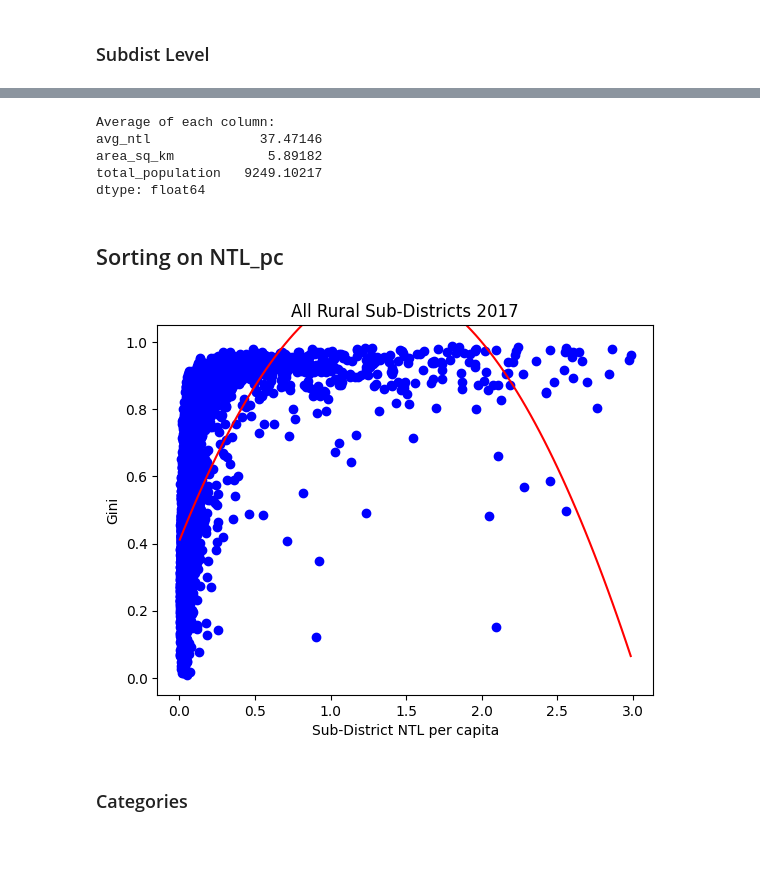
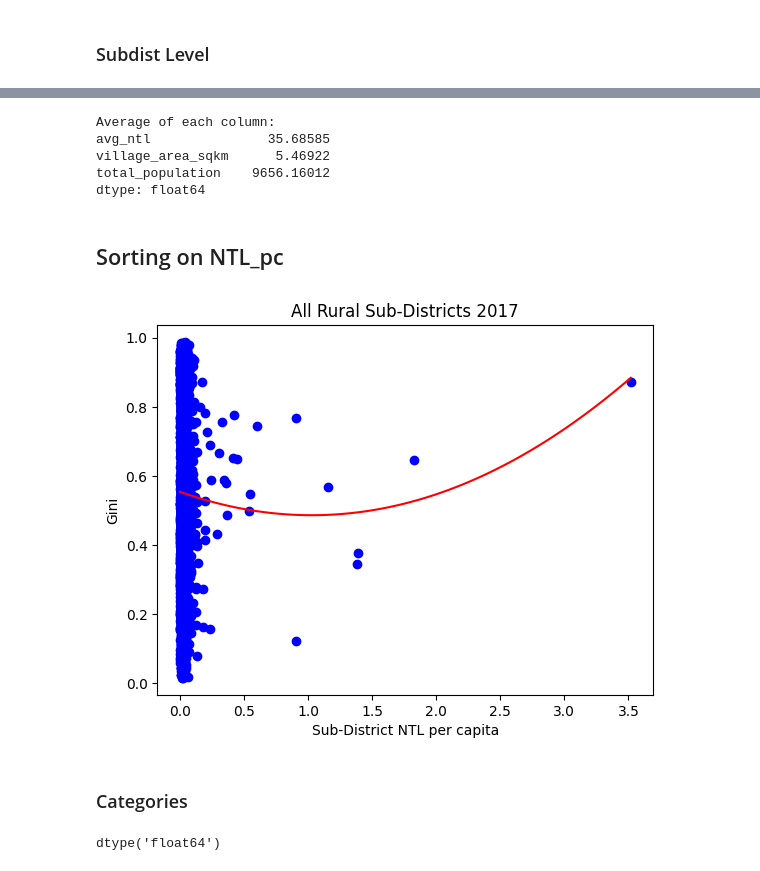
Before and after one commit to SaiSiddhardhaKalla/Master_Thesis, a Jupyter notebook: 09_Panel_Clean.ipynb, the cells around one changed output, grey strips where cells are left out. Saved outputs shown, nothing was run; the diff lists cells and outputs as text; code cells hidden in the pictures.

```diff
--- a/09_Panel_Clean.ipynb
+++ b/09_Panel_Clean.ipynb
@@ -1349,20 +1381,21 @@ from numpy.polynomial import Polynomial
 pd.options.display.float_format = '{:.5f}'.format
 pd.set_option('display.max_columns', None)
 
-ma = pd.read_csv('/Users/sid/Desktop/ma_ntl_2017.csv',low_memory=False) #ma_ntl_data ma_ntl_data_updatedsums_NoVIIRS ma_ntl_data_updatedsums_NEW ma_ntl_data_updatedsums_NEW_Alldata
+ma = pd.read_csv('/Users/sid/Library/CloudStorage/OneDrive-DeakinUniversity/UDocs - D/DataSets/ma2020/2017MA_Final.csv',low_memory=False)
 
 
 meg = ma.copy()
-# meg = meg.drop([
-#     'Subdistrict', 'SubDistrict code', 'District','District code','Block code', 'Block', 'State',
-#        'State code','Village',
-#        'other_assembly_constituencies'
-#        ], axis=1)
+meg = meg.drop([
+    # 'Subdistrict', 'SubDistrict code', 'District','District code','Block code', 'Block', 'State',
+    #    'State code','Village',
+       'Village code_y'
+       ], axis=1)
 
 meg = meg.rename(columns={'state_name': 'State', 'district_name': 'District','gp_name':'GP',
                                     'sub_district_name':'Subdistrict','village_name':'Village','block_name':'Block',
                                     'state_code':'State_code','district_code':'District_code','sub_district_code':'Subdistrict_code',
-                                    'block_code':'Block_code','gp_code':'GP_code','Village code':'Village_code','Total Population':'total_population'
+                                    'block_code':'Block_code','gp_code':'GP_code','Village code':'Village_code','Total Population':'total_population',
+                                    'Village code_x':'vilcode11'
                                     })
 
 meg = meg.dropna(subset=['avg_ntl'])
@@ -1447,7 +1496,7 @@ mer_all_sub
 # %%
 # Calculate the mean of each column and store it in a new Series
 averages = mer_all_sub[['avg_ntl',
-                          'area_sq_km',
+                          'village_area_sqkm',
                           'total_population',
                ]].mean()
 
@@ -1456,9 +1505,9 @@ print("Average of each column:")
 print(averages)
 # %% [output]
 Average of each column:
-avg_ntl              37.47146
-area_sq_km            5.89182
-total_population   9249.10217
+avg_ntl               35.68585
+village_area_sqkm      5.46922
+total_population    9656.16012
 dtype: float64
 # %%
 columns_to_keep = ['Sub District', 'District', 'District code', 'State', 'subdist_med_sum',
@@ -1503,32 +1552,32 @@ ale2.columns = ['State','District','District code',
 # %%
 ale = ale2.copy()
 ale = ale[ale['alesina'] > 0]
-ale = ale[ale['subdist_ntl_pc'] <= 0.2]
+# ale = ale[ale['subdist_ntl_pc'] <= 0.2]
 
 # ale = ale[ale['num']>10]
 
 # Create a scatterplot
 plt.scatter(ale['subdist_ntl_pc'], ale['alesina'], label='Alesina Gini', color='blue', marker='o')
 # Add labels and title
 plt.xlabel("Sub-District NTL per capita")
 plt.ylabel("Gini")
 plt.title("All Rural Sub-Districts 2017")
 # Fit a polynomial best fit line (e.g., a quadratic curve)
 coefficients = np.polyfit(ale['subdist_ntl_pc'], ale['alesina'], 2)  # Adjust the degree as needed
 polynomial = np.poly1d(coefficients)
 x_range = np.linspace(min(ale['subdist_ntl_pc']), max(ale['subdist_ntl_pc']), 100)
 y_fit = polynomial(x_range)
 # Plot the polynomial best fit line
 plt.plot(x_range, y_fit, color='red')
 # plt.xlim(0,0.105)
 # plt.ylim(-0.05,1.05)
 
 # Add a legend
 # plt.legend()
 # Display the plot
 plt.show()
 # %% [output]
-[figure, old version]
+[figure, new version]
 # %%
 ale2.to_csv('/Users/sid/Desktop/2017gini.csv',index=False)
 # %%
@@ -1537,4 +1586,12 @@ panel_old = pd.merge(ale2, filter_sub, on=['State','District','District code','S
 # panel = panel[panel['alesina'] > 0]
 # %% [markdown]
 ### Categories
+# %%
+df20 = sub_sorted.copy()
+df20['sdtcode11'].replace(r'^\s*$', np.nan, regex=True)
+# print(df20['sdtcode11'].unique())
+df20['sdtcode11'] = pd.to_numeric(df20['sdtcode11'], errors='coerce')
+df20['sdtcode11'].dtype
+# %% [output]
+dtype('float64')
 # %%
```
Also changed, not shown: parts of 18 cells of this notebook, 4 other files.
